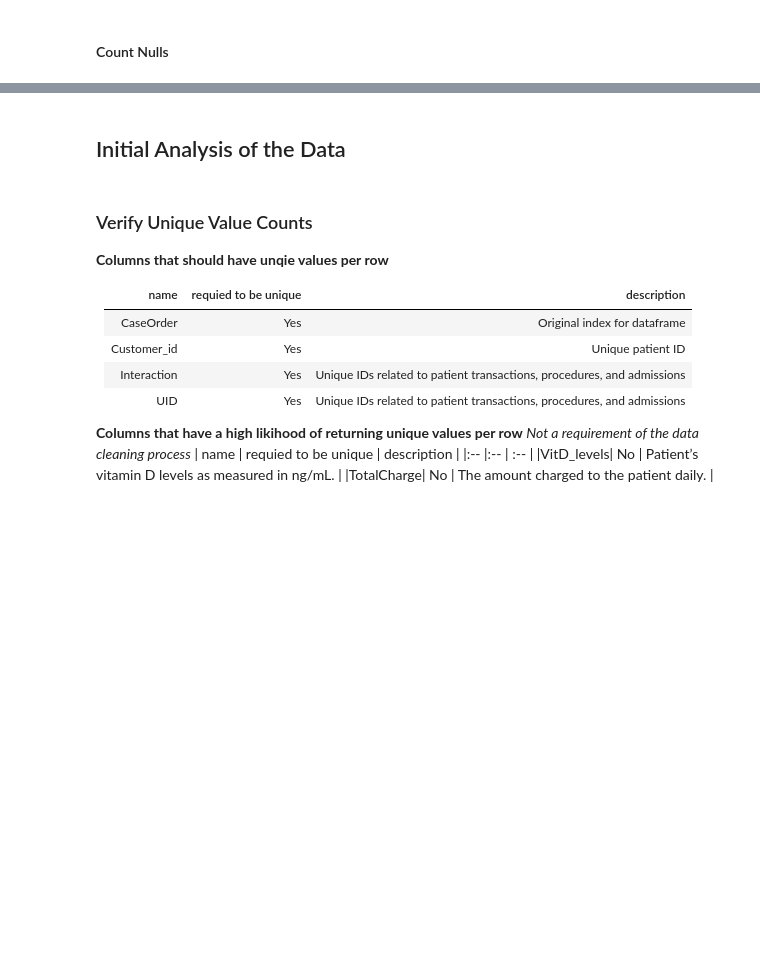
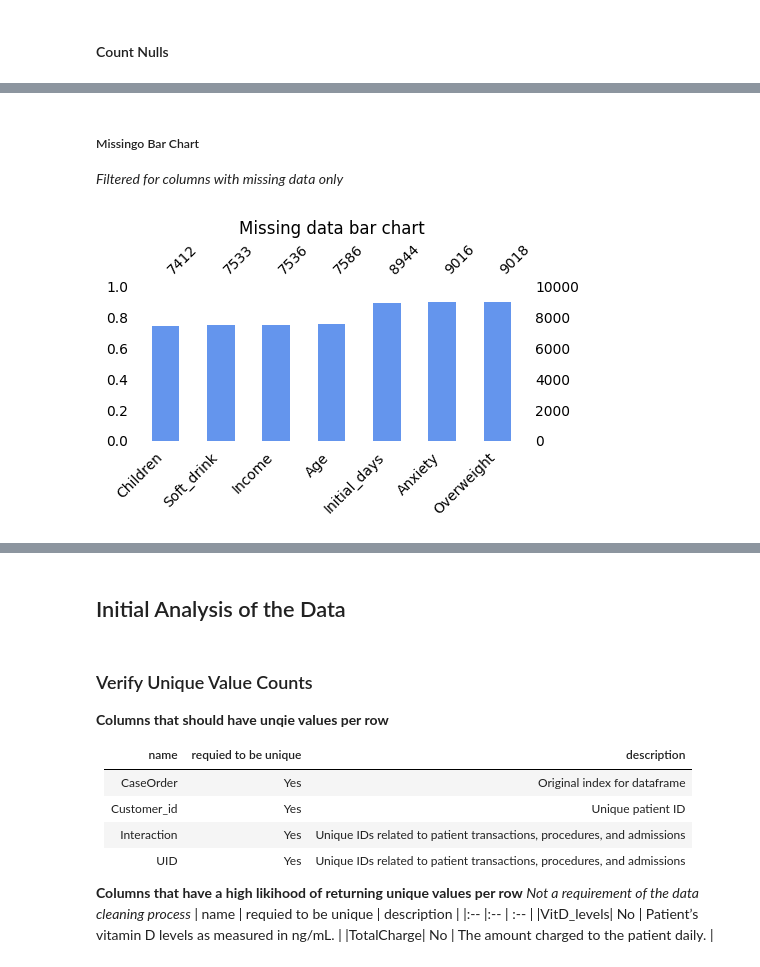
Before and after one commit to drusho/WGU, a Jupyter notebook: d206 - Data Cleaning/Assessment/assessment.ipynb, the cells around one changed output, grey strips where cells are left out. Drawn from its saved outputs; the diff is of its cells as text; code cells hidden in the pictures; blank space fills up the shorter version.

```diff
--- a/d206 - Data Cleaning/Assessment/assessment.ipynb
+++ b/d206 - Data Cleaning/Assessment/assessment.ipynb
@@ -165,0 +205,6 @@ Top 10 Null Counts by Column Name
+# %%
+# missing values columns list
+missing_values_columns = df_dup_drop.columns[df_dup_drop.isnull().any()].tolist()
+
+# order by name
+sorted(missing_values_columns)
@@ -165,0 +219,17 @@ Top 10 Null Counts by Column Name
+# %% [markdown]
+##### Missingo Bar Chart
+
+_Filtered for columns with missing data only_
+# %%
+# missingno bar chart of only missing value columns
+msno.bar(
+    df_dup_drop[missing_values_columns],
+    fontsize=10,
+    figsize=(5, 2),
+    color="#6495ED",
+    sort="ascending",
+)
+plt.title("Missing data bar chart")
+plt.show()
+# %% [output]
+[figure, added]
```
Also changed, not shown: parts of 32 cells of this notebook, 1 other file.
